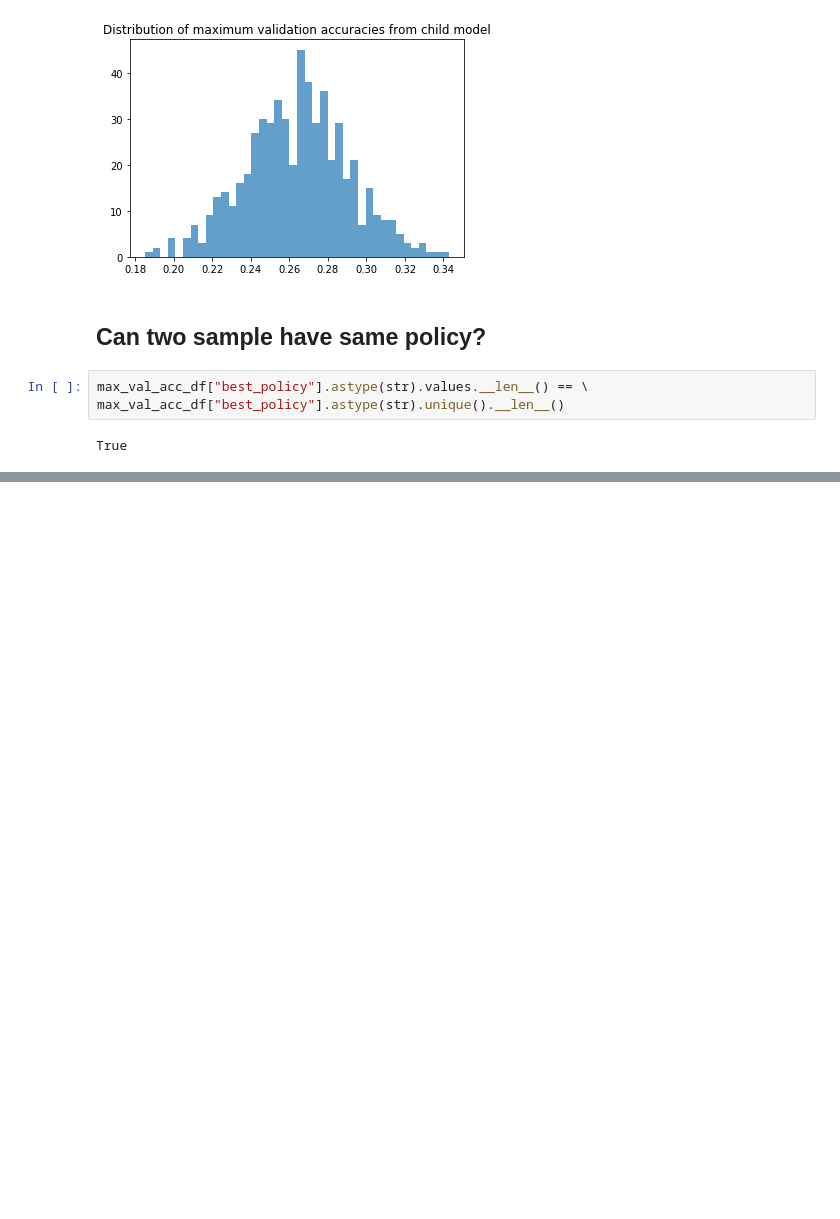
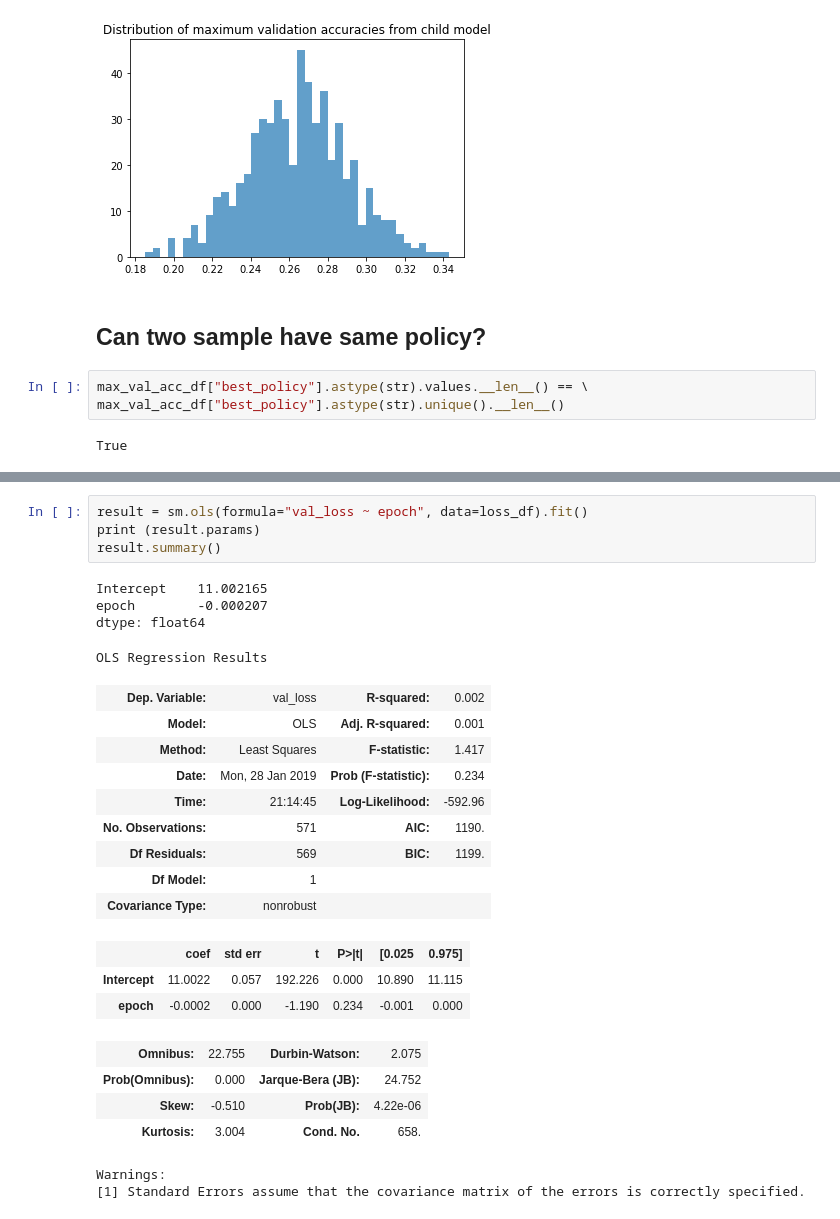
Before and after one commit to barisozmen/autoaugment, a Jupyter notebook: notebooks/02-BO-analysis-of-experiment-2019-1-27_10-42.ipynb, the cells around one changed output, grey strips where cells are left out. Cells and saved outputs as stored; diff of their text form; blank space fills up the shorter version.

```diff
--- a/notebooks/02-BO-analysis-of-experiment-2019-1-27_10-42.ipynb
+++ b/notebooks/02-BO-analysis-of-experiment-2019-1-27_10-42.ipynb
@@ -49,0 +89,27 @@ True
+# %%
+result = sm.ols(formula="val_loss ~ epoch", data=loss_df).fit()
+print (result.params)
+result.summary()
+# %% [output]
+Intercept    11.002165
+epoch        -0.000207
+dtype: float64
+OLS Regression Results
+| Dep. Variable: | val_loss | R-squared: | 0.002 |
+| Model: | OLS | Adj. R-squared: | 0.001 |
+| Method: | Least Squares | F-statistic: | 1.417 |
+| Date: | Mon, 28 Jan 2019 | Prob (F-statistic): | 0.234 |
+| Time: | 21:14:45 | Log-Likelihood: | -592.96 |
+| No. Observations: | 571 | AIC: | 1190. |
+| Df Residuals: | 569 | BIC: | 1199. |
+| Df Model: | 1 |  |  |
+| Covariance Type: | nonrobust |  |  |
+|  | coef | std err | t | P>|t| | [0.025 | 0.975] |
+| Intercept | 11.0022 | 0.057 | 192.226 | 0.000 | 10.890 | 11.115 |
+| epoch | -0.0002 | 0.000 | -1.190 | 0.234 | -0.001 | 0.000 |
+| Omnibus: | 22.755 | Durbin-Watson: | 2.075 |
+| Prob(Omnibus): | 0.000 | Jarque-Bera (JB): | 24.752 |
+| Skew: | -0.510 | Prob(JB): | 4.22e-06 |
+| Kurtosis: | 3.004 | Cond. No. | 658. |
+Warnings:
+[1] Standard Errors assume that the covariance matrix of the errors is correctly specified.
```
Also changed, not shown: parts of 10 cells of this notebook.
